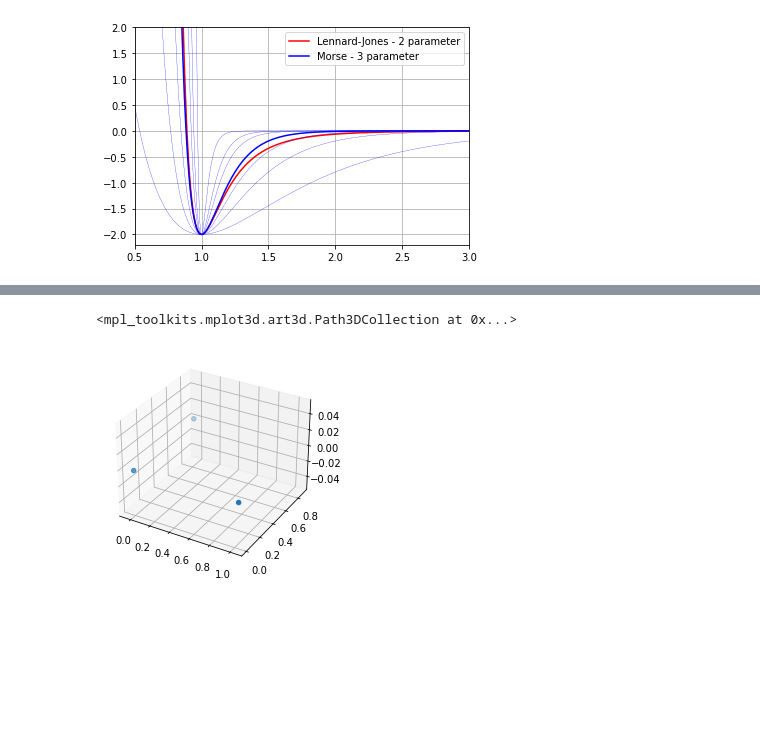
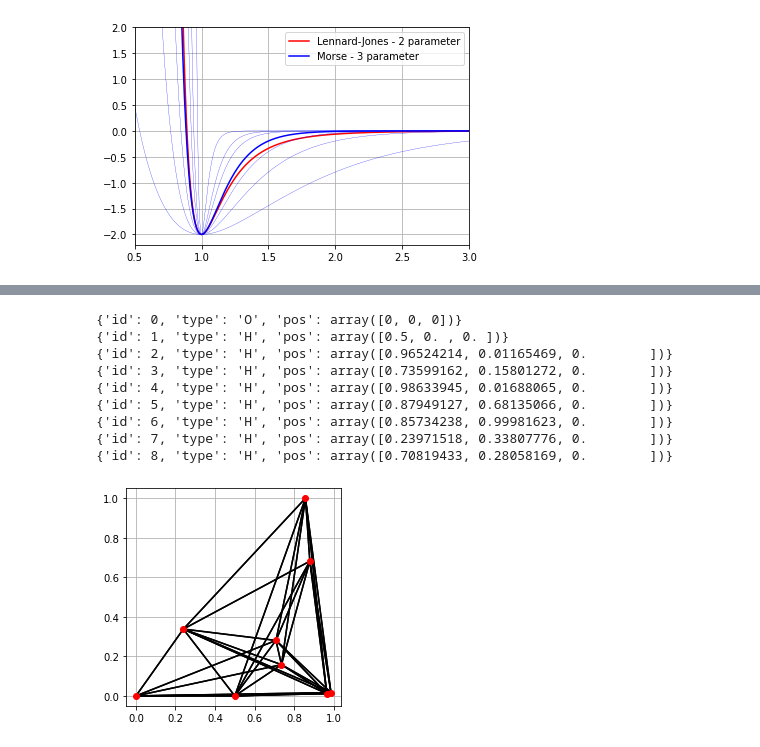
Before and after one commit to cthierfelder/PhysicsInPython, a Jupyter notebook: 14_MoleculeStructure.ipynb, the cells around one changed output, grey strips where cells are left out. Saved outputs shown, nothing was run; the diff lists cells and outputs as text; code cells hidden in the pictures; blank space fills up the shorter version.

```diff
--- a/14_MoleculeStructure.ipynb
+++ b/14_MoleculeStructure.ipynb
@@ -134,11 +135,26 @@ parts
-# %%
-fig = plt.figure()
-ax = fig.add_subplot(111, projection='3d')
-x=[p['pos'][0] for p in parts]
-y=[p['pos'][1] for p in parts]
-z=[p['pos'][2] for p in parts]
-
-ax.scatter(x,y,z)
-# %% [output]
-<mpl_toolkits.mplot3d.art3d.Path3DCollection at 0x...>
-[figure, removed]
+# %%
+massDict = {'O':16,'H':1}
+
+random.seed(15)
+part1 = {'id':0,'type':'O','pos':np.array([0,0,0])}
+part2 = {'id':1,'type':'H','pos':np.array([0.5,0,0])}
+parts = [part1,part2]
+#for k in range(2,7):
+for k in range(2,9):
+    parts.append({'id':k,'type':'H','pos':np.array([random.random(),random.random(),0])})
+
+for p in parts:
+    print(p)
+
+plotPart(parts, 2)
+# %% [output]
+{'id': 0, 'type': 'O', 'pos': array([0, 0, 0])}
+{'id': 1, 'type': 'H', 'pos': array([0.5, 0. , 0. ])}
+{'id': 2, 'type': 'H', 'pos': array([0.96524214, 0.01165469, 0.        ])}
+{'id': 3, 'type': 'H', 'pos': array([0.73599162, 0.15801272, 0.        ])}
+{'id': 4, 'type': 'H', 'pos': array([0.98633945, 0.01688065, 0.        ])}
+{'id': 5, 'type': 'H', 'pos': array([0.87949127, 0.68135066, 0.        ])}
+{'id': 6, 'type': 'H', 'pos': array([0.85734238, 0.99981623, 0.        ])}
+{'id': 7, 'type': 'H', 'pos': array([0.23971518, 0.33807776, 0.        ])}
+{'id': 8, 'type': 'H', 'pos': array([0.70819433, 0.28058169, 0.        ])}
+[figure, added]
```
Also changed, not shown: parts of 5 cells of this notebook.
